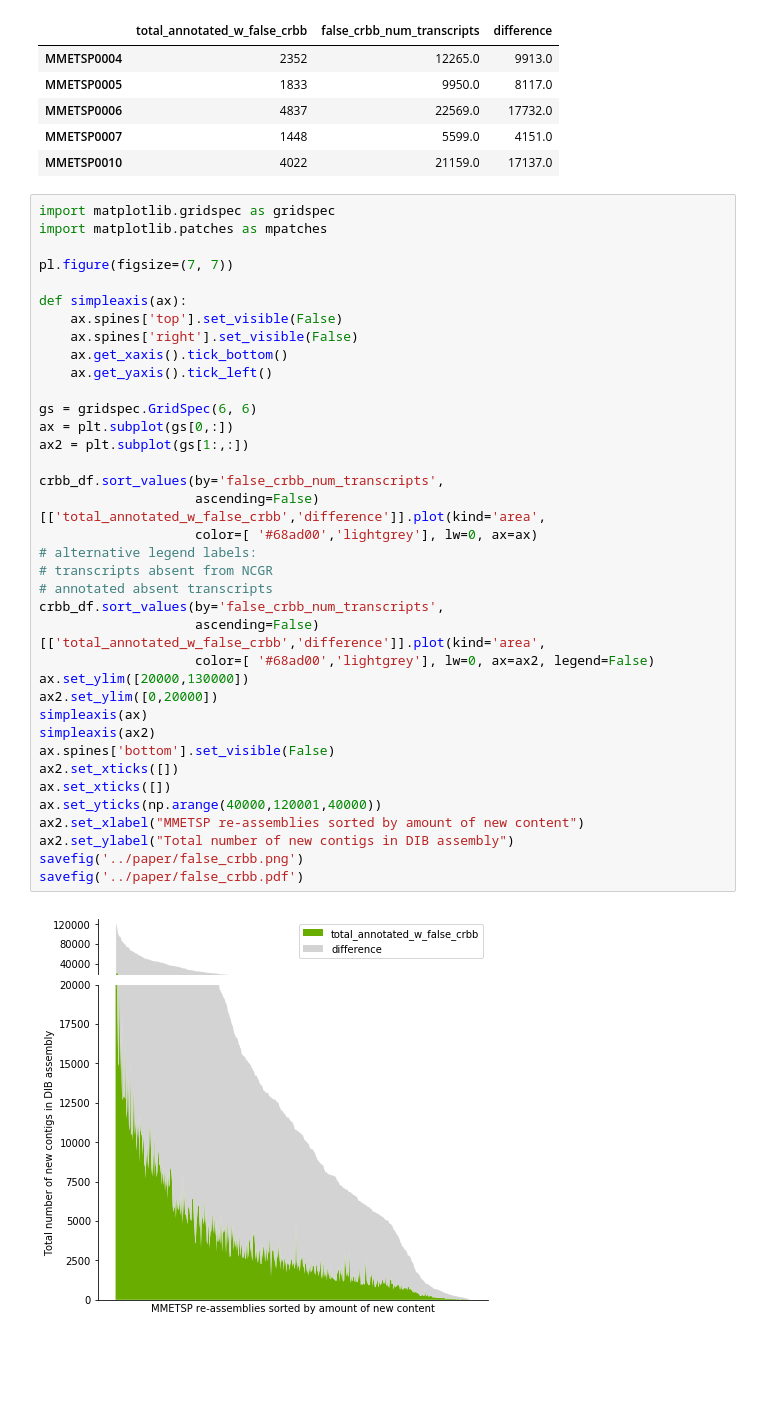
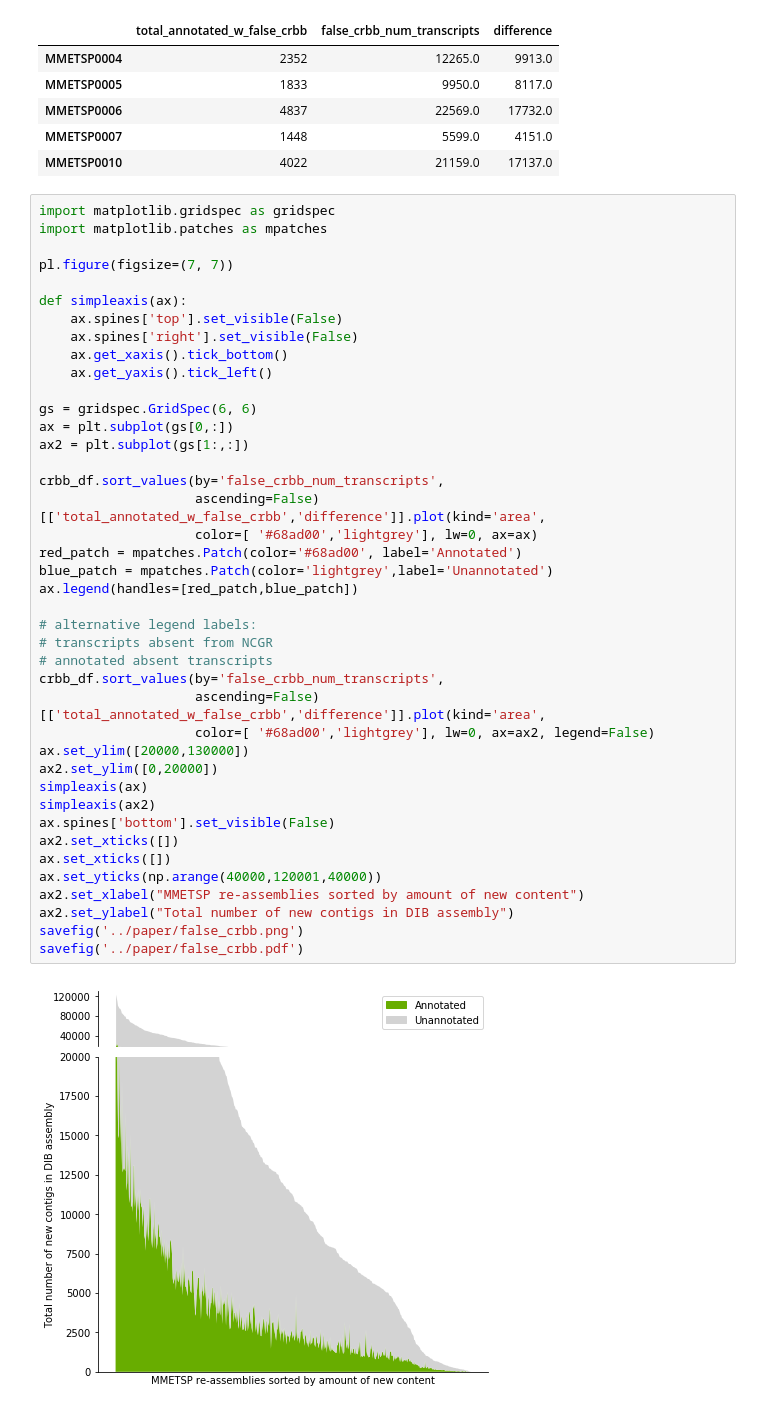
Before and after one commit to johnsolk/MMETSP, a Jupyter notebook: notebooks/GigaScience_Figures.ipynb, the cells around one changed output. Drawn from its saved outputs; the diff is of its cells as text; blank space fills up the shorter version.

Commit message:
Figure 6

```diff
--- a/notebooks/GigaScience_Figures.ipynb
+++ b/notebooks/GigaScience_Figures.ipynb
@@ -303,31 +303,35 @@ def simpleaxis(ax):
     ax.spines['right'].set_visible(False)
     ax.get_xaxis().tick_bottom()
     ax.get_yaxis().tick_left()
 
 gs = gridspec.GridSpec(6, 6)
 ax = plt.subplot(gs[0,:])
 ax2 = plt.subplot(gs[1:,:])
 
 crbb_df.sort_values(by='false_crbb_num_transcripts',
                     ascending=False)[['total_annotated_w_false_crbb','difference']].plot(kind='area',
                     color=[ '#68ad00','lightgrey'], lw=0, ax=ax)
+red_patch = mpatches.Patch(color='#68ad00', label='Annotated')
+blue_patch = mpatches.Patch(color='lightgrey',label='Unannotated')
+ax.legend(handles=[red_patch,blue_patch])
+
 # alternative legend labels:
 # transcripts absent from NCGR
 # annotated absent transcripts
 crbb_df.sort_values(by='false_crbb_num_transcripts',
                     ascending=False)[['total_annotated_w_false_crbb','difference']].plot(kind='area',
                     color=[ '#68ad00','lightgrey'], lw=0, ax=ax2, legend=False)
 ax.set_ylim([20000,130000])
 ax2.set_ylim([0,20000])
 simpleaxis(ax)
 simpleaxis(ax2)
 ax.spines['bottom'].set_visible(False)
 ax2.set_xticks([])
 ax.set_xticks([])
 ax.set_yticks(np.arange(40000,120001,40000))
 ax2.set_xlabel("MMETSP re-assemblies sorted by amount of new content")
 ax2.set_ylabel("Total number of new contigs in DIB assembly")
 savefig('../paper/false_crbb.png')
 savefig('../paper/false_crbb.pdf')
 # %% [output]
-[figure, old version]
+[figure, new version]
```
Also changed, not shown: 10 other files.
